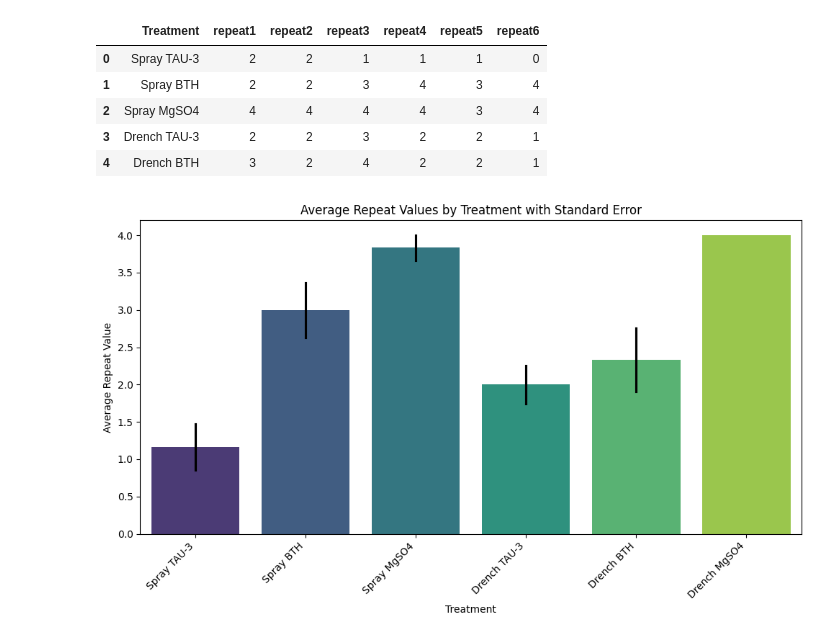
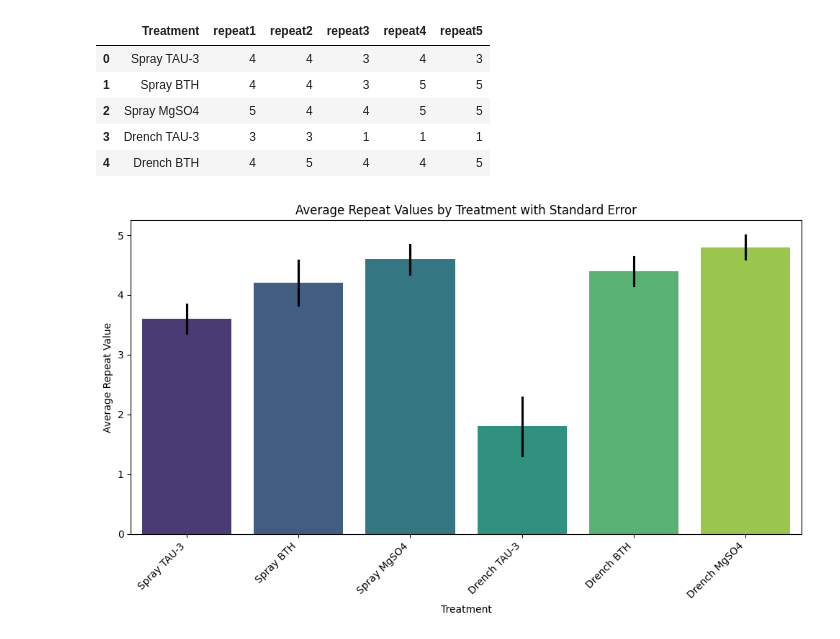
Before and after one commit to jellybbie/study, a Jupyter notebook: scratchpad.ipynb, the cells around one changed output. Drawn from its saved outputs; the diff is of its cells as text; code cells hidden in the pictures.

```diff
--- a/scratchpad.ipynb
+++ b/scratchpad.ipynb
@@ -4,39 +4,42 @@
 import pandas as pd
 
 # Load the Excel file into a DataFrame
-df = pd.read_excel('/content/rawdata-gray03.xlsx')
+df = pd.read_excel('/content/rawdata-gray02.xlsx')
 # %%
 # Display the first 5 rows of the DataFrame
 display(df.head())
 # %% [output]
-|  | Treatment | repeat1 | repeat2 | repeat3 | repeat4 | repeat5 | repeat6 |
-| 0 | Spray TAU-3 | 2 | 2 | 1 | 1 | 1 | 0 |
-| 1 | Spray BTH | 2 | 2 | 3 | 4 | 3 | 4 |
-| 2 | Spray MgSO4 | 4 | 4 | 4 | 4 | 3 | 4 |
-| 3 | Drench TAU-3 | 2 | 2 | 3 | 2 | 2 | 1 |
-| 4 | Drench BTH | 3 | 2 | 4 | 2 | 2 | 1 |
+|  | Treatment | repeat1 | repeat2 | repeat3 | repeat4 | repeat5 |
+| 0 | Spray TAU-3 | 4 | 4 | 3 | 4 | 3 |
+| 1 | Spray BTH | 4 | 4 | 3 | 5 | 5 |
+| 2 | Spray MgSO4 | 5 | 4 | 4 | 5 | 5 |
+| 3 | Drench TAU-3 | 3 | 3 | 1 | 1 | 1 |
+| 4 | Drench BTH | 4 | 5 | 4 | 4 | 5 |
 # %%
 import matplotlib.pyplot as plt
 import seaborn as sns
 
+# Dynamically select 'repeat' columns
+repeat_columns = [col for col in df.columns if col.startswith('repeat')]
+
 # Melt the DataFrame to long format for proper error bar calculation
-df_melted = df.melt(id_vars=['Treatment'], value_vars=['repeat1', 'repeat2', 'repeat3', 'repeat4', 'repeat5', 'repeat6'],
+df_melted = df.melt(id_vars=['Treatment'], value_vars=repeat_columns,
                    var_name='Repeat_Number', value_name='Repeat_Value')
 
 # Create the bar plot with error bars (standard error) and black error bar color
 plt.figure(figsize=(10, 6))
 sns.barplot(x='Treatment', y='Repeat_Value', data=df_melted, palette='viridis',
             errorbar='se', # Add standard error as error bars
             hue='Treatment', legend=False,
             err_kws={'color': 'black'}) # Set error bar color to black
 plt.title('Average Repeat Values by Treatment with Standard Error')
 plt.xlabel('Treatment')
 plt.ylabel('Average Repeat Value')
 plt.xticks(rotation=45, ha='right')
 plt.tight_layout()
 plt.show()
 # %% [output]
-[figure, old version]
+[figure, new version]
 # %%
 display(df)
 # %% [output]
```
Also changed, not shown: parts of 3 cells of this notebook.
